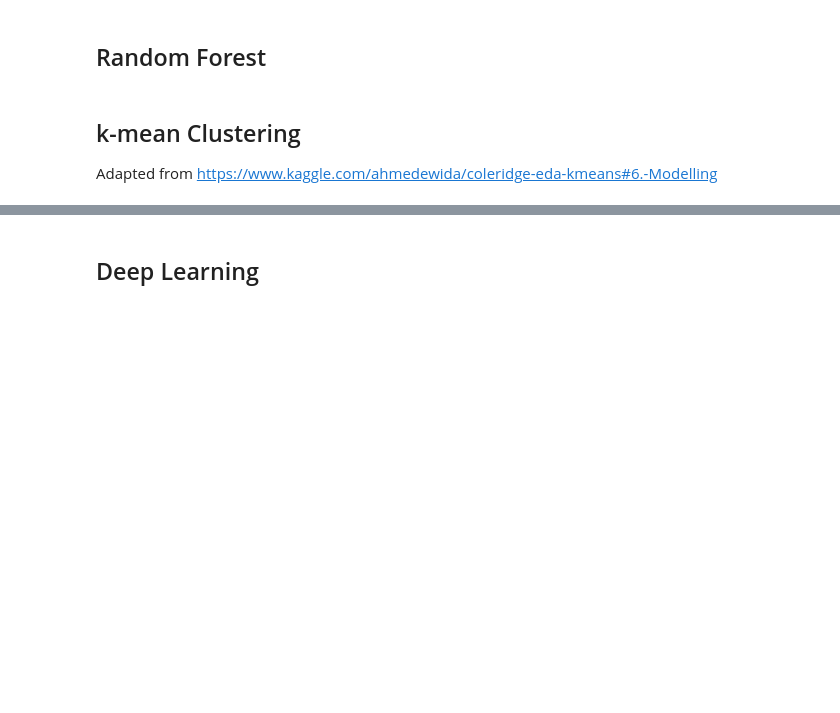
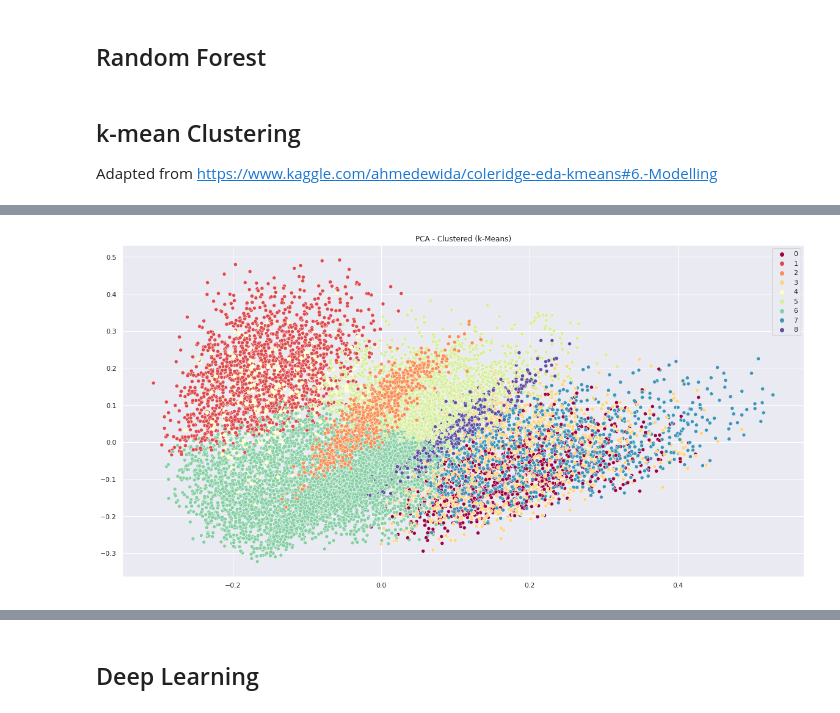
Before and after one commit to baotramduong/Portfolio_Project_NLP_Show_US_The_Data, a Jupyter notebook: coleridge-initiative-show-us-the-data-modeling.ipynb, the cells around one changed output, grey strips where cells are left out. Cells and saved outputs as stored; diff of their text form; code cells hidden in the pictures; blank space fills up the shorter version.

```diff
--- a/coleridge-initiative-show-us-the-data-modeling.ipynb
+++ b/coleridge-initiative-show-us-the-data-modeling.ipynb
@@ -339,22 +349,16 @@ print(pca.explained_variance_)
 # %%
 #plot K-Means Clustering
-title_font = {'fontname':'Arial', 'size':'18', 'color':'black', 'weight':'normal',
-              'verticalalignment':'bottom'} #bottom vertical alignment for more space
-axis_font = {'fontname':'Arial', 'size':'14'}
-sns.set(rc = {'figure.figsize':(15,15)})
-palette = sns.color_palette("muted", len(set(y_pred)))
-
-# plot
+plt.figure(figsize = (20, 10))
 sns.scatterplot(pca_result[:,0], pca_result[:,1],
-                hue = y_pred,sizes =100,
+                hue = y_pred,sizes = 100,
                 legend = 'full',
-                palette = palette)
-plt.title('PCA - Clustered (K-Means)',**title_font,bbox = {'facecolor':'0.8', 'pad':5})
-plt.savefig('Kmeans' + '.png', bbox_inches = 'tight')
-plt.show()
+                palette = 'Spectral')
+plt.title('PCA - Clustered (k-Means)')
 
 #save
 plt.savefig('kmean_clustering.png')
+# %% [output]
+[figure, added]
 # %%
 #get the best number of clusters using elbow method
 import time
```
Also changed, not shown: parts of 8 cells of this notebook.
